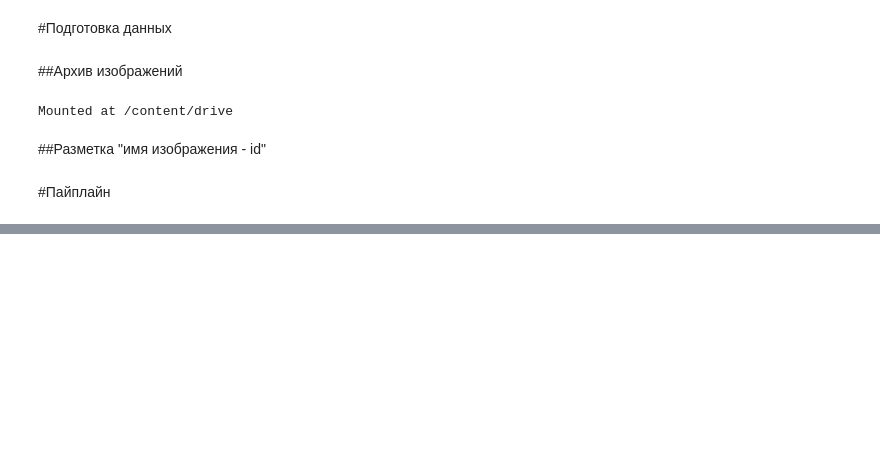
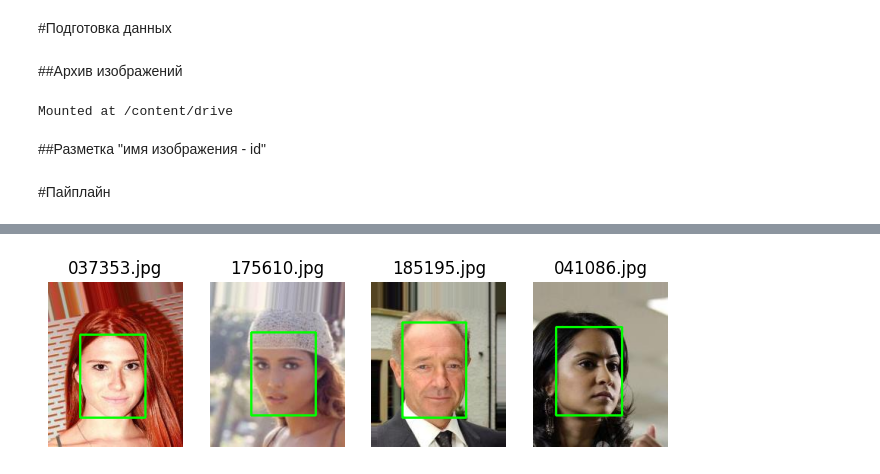
Before and after one commit to kovzanok/dls-final-task, a Jupyter notebook: Final_pipeline.ipynb, the cells around one changed output, grey strips where cells are left out. Cells and saved outputs as stored; diff of their text form; code cells hidden in the pictures; blank space fills up the shorter version.

```diff
--- a/Final_pipeline.ipynb
+++ b/Final_pipeline.ipynb
@@ -76,0 +80,20 @@ filtered_df['encoded_id'] = le.fit_transform(filtered_df['id'])
+# %%
+# Инициализируем модель
+app = FaceAnalysis(name="buffalo_l", providers=['CUDAExecutionProvider', 'CPUExecutionProvider'])
+app.prepare(ctx_id=-1, det_size=(640, 640))  # ctx_id=0 — GPU, -1 — CPU
+
+# Путь к папке с 100 изображениями
+image_folder = "/content/celeba/img_align_celeba"
+image_paths = [os.path.join(image_folder, fname) for fname in random_files]
+
+# Результаты
+all_faces = []
+
+for path in tqdm(image_paths):
+    img = cv2.imread(path)
+    img = cv2.cvtColor(img, cv2.COLOR_BGR2RGB)
+    faces = app.get(img)  # список найденных лиц
+    all_faces.append({
+        'image_path': path,
+        'faces': faces  # каждый face — это dict с bbox, landmarks и т.д.
+    })
@@ -76,0 +112,20 @@ filtered_df['encoded_id'] = le.fit_transform(filtered_df['id'])
+# %%
+fig = plt.figure(figsize=(8, 8))
+
+for i, idx in enumerate(random.sample(range(len(all_faces)),4)):
+    img = cv2.imread(all_faces[idx]['image_path'])
+    img = cv2.cvtColor(img, cv2.COLOR_BGR2RGB)
+
+
+    for face in all_faces[idx]['faces']:
+        x1, y1, x2, y2 = map(int, face.bbox)
+        cv2.rectangle(img, (x1, y1), (x2, y2), color=(0, 255, 0), thickness=2)
+
+        fig.add_subplot(1, 4, i+1)
+        plt.axis('off')
+        plt.imshow(img)
+        plt.title(os.path.basename(all_faces[idx]['image_path']))
+
+plt.show()
+# %% [output]
+[figure, added]
```
Also changed, not shown: parts of 4 cells of this notebook.
